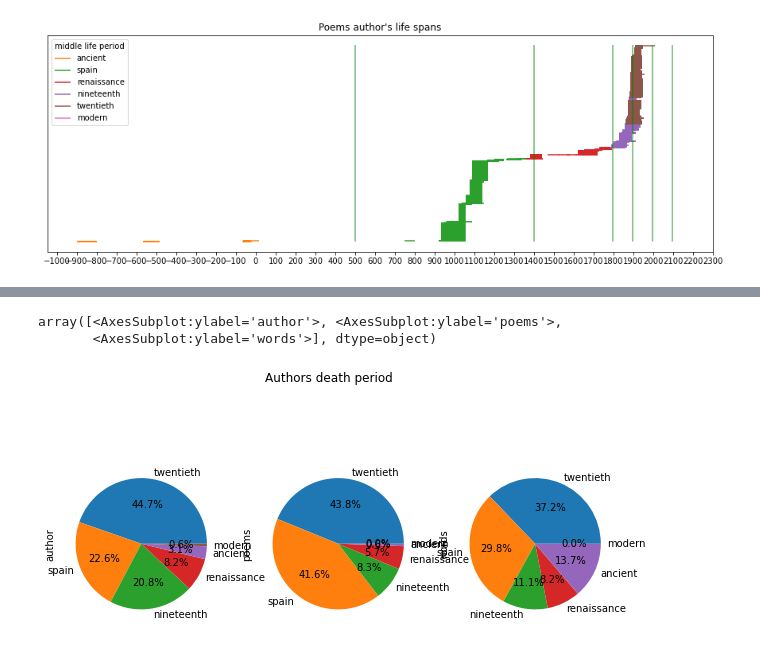
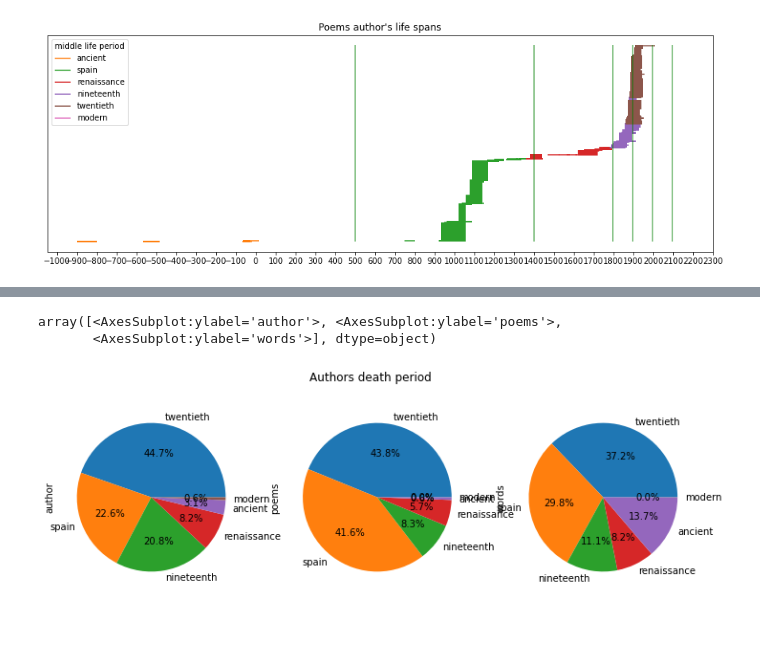
Before and after one commit to ronamir1/NLP-finalProject, a Jupyter notebook: Data_Processing/data_exploration.ipynb, the cells around one changed output, grey strips where cells are left out. Saved outputs shown, nothing was run; the diff lists cells and outputs as text; code cells hidden in the pictures.

```diff
--- a/Data_Processing/data_exploration.ipynb
+++ b/Data_Processing/data_exploration.ipynb
@@ -294,3 +293,14 @@ plot_authors_time_periods(df, output_graph_path).set_title("Poems author's life
 # %% [output]
 Text(0.5, 1.0, "Poems author's life spans")
 [figure]
+# %%
+author_period_count = author_df.birth_period.apply(lambda x: x.name).value_counts().to_frame(name="author")
+songs_period_count = df.birth_period.apply(lambda x: x.name).value_counts().to_frame(name="poems")
+words_period_count = {}
+for time_period in TimePeriods:
+    words_period_count[time_period.name] = df.loc[df.birth_period == time_period].words_count.sum()
+words_period_count = pd.Series(words_period_count).to_frame(name="words")
+pie_df = pd.concat([author_period_count, songs_period_count, words_period_count], axis=1).fillna(0)
+fig, axes = plt.subplots(1, 3, figsize=(10, 4))
+fig.tight_layout()
+pie_df.plot.pie(ax=axes ,autopct='%1.1f%%', legend=False, subplots=True, title="Authors birth period")
@@ -297,13 +326,15 @@ Text(0.5, 1.0, "Poems author's life spans")
 # %%
 author_period_count = author_df.death_period.apply(lambda x: x.name).value_counts().to_frame(name="author")
 songs_period_count = df.death_period.apply(lambda x: x.name).value_counts().to_frame(name="poems")
 words_period_count = {}
 for time_period in TimePeriods:
     words_period_count[time_period.name] = df.loc[df.death_period == time_period].words_count.sum()
 words_period_count = pd.Series(words_period_count).to_frame(name="words")
 pie_df = pd.concat([author_period_count, songs_period_count, words_period_count], axis=1).fillna(0)
-pie_df.plot.pie(autopct='%1.1f%%', legend=False, subplots=True, figsize=(10, 5), title="Authors death period")
+fig, axes = plt.subplots(1, 3, figsize=(10, 4))
+fig.tight_layout()
+pie_df.plot.pie(ax=axes, autopct='%1.1f%%', legend=False, subplots=True, title="Authors death period")
 # %% [output]
 array([<AxesSubplot:ylabel='author'>, <AxesSubplot:ylabel='poems'>,
        <AxesSubplot:ylabel='words'>], dtype=object)
-[figure, old version]
+[figure, new version]
```
Also changed, not shown: parts of 15 cells of this notebook, 1 other file.
